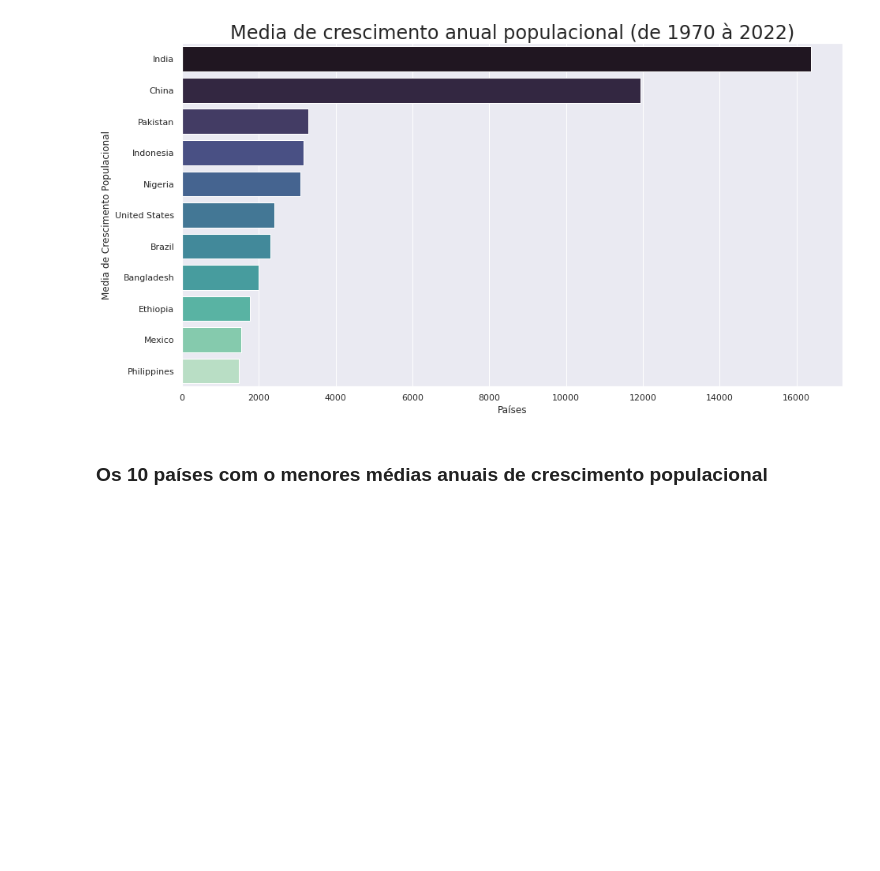
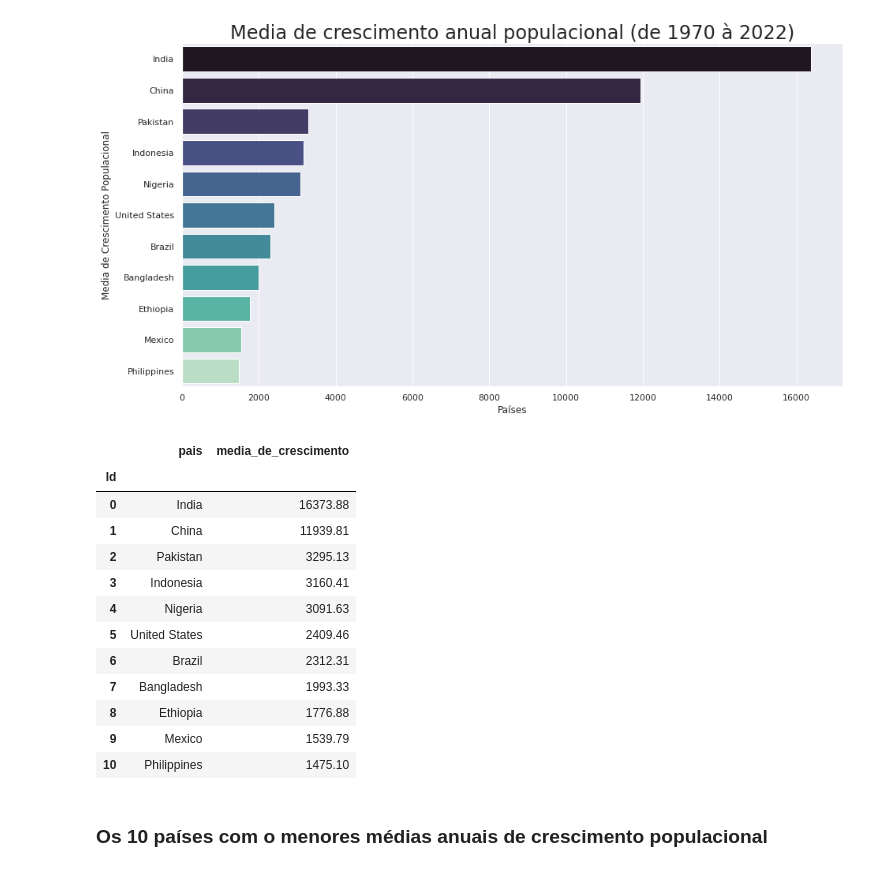
Before and after one commit to joseazev/Wold_population, a Jupyter notebook: Crescimento_da_população_Mundial.ipynb, the cells around one changed output. Cells and saved outputs as stored; diff of their text form; code cells hidden in the pictures; blank space fills up the shorter version.

```diff
--- a/Crescimento_da_população_Mundial.ipynb
+++ b/Crescimento_da_população_Mundial.ipynb
@@ -114,6 +114,22 @@ plt.ylabel('Media de Crescimento Populacional', size=12)
 plt.show()
 # %% [output]
 [figure]
+# %%
+media_paises.query("Id in [0,1,2,3,4,5,6,7,8,9,10]")
+# %% [output]
+|  | pais | media_de_crescimento |
+| Id |  |  |
+| 0 | India | 16373.88 |
+| 1 | China | 11939.81 |
+| 2 | Pakistan | 3295.13 |
+| 3 | Indonesia | 3160.41 |
+| 4 | Nigeria | 3091.63 |
+| 5 | United States | 2409.46 |
+| 6 | Brazil | 2312.31 |
+| 7 | Bangladesh | 1993.33 |
+| 8 | Ethiopia | 1776.88 |
+| 9 | Mexico | 1539.79 |
+| 10 | Philippines | 1475.10 |
 # %% [markdown]
 ### Os 10 países com o menores médias anuais de crescimento populacional
 # %%
```
Also changed, not shown: parts of 1 cell of this notebook.
